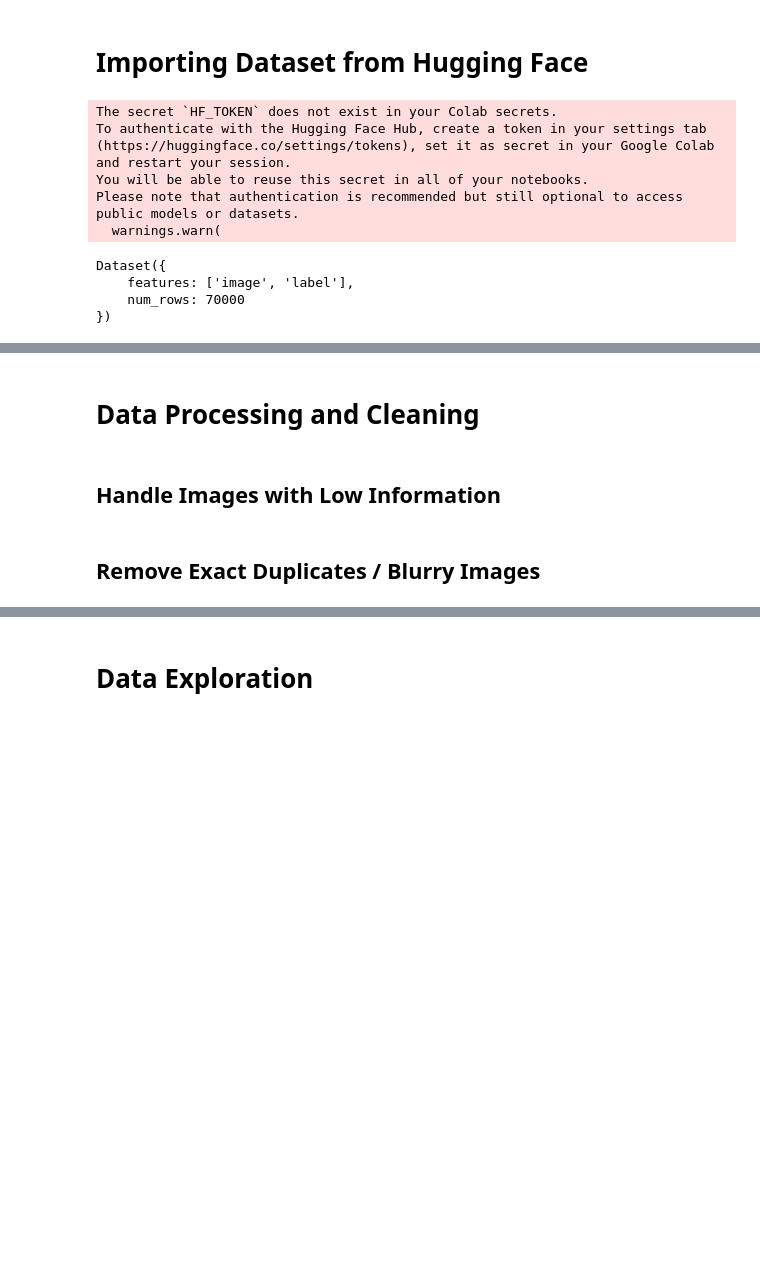
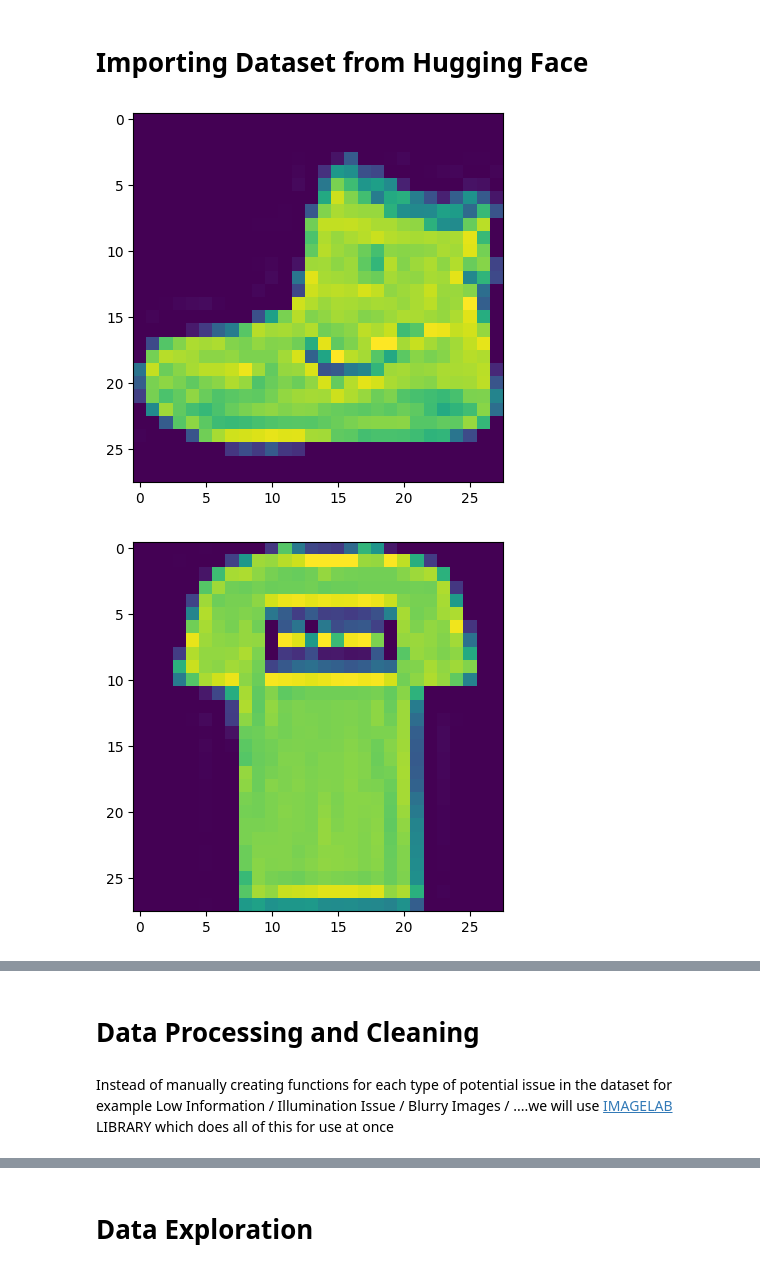
Before and after one commit to khetansarvesh/msml_602, a Jupyter notebook: Project/checkpoint2.ipynb, the cells around one changed output, grey strips where cells are left out. Saved outputs shown, nothing was run; the diff lists cells and outputs as text; code cells hidden in the pictures; blank space fills up the shorter version.

```diff
--- a/Project/checkpoint2.ipynb
+++ b/Project/checkpoint2.ipynb
@@ -31,17 +41,13 @@ from cleanvision import Imagelab
 # **Importing Dataset from Hugging Face**
 # %%
 dataset_dict = load_dataset("zalando-datasets/fashion_mnist")
-dataset = concatenate_datasets([dataset_dict[split] for split in dataset_dict.keys()])
+train_images = np.array(dataset_dict['train']['image'])
+train_labels = np.array(dataset_dict['train']['label'])
-# %% [output]
-The secret `HF_TOKEN` does not exist in your Colab secrets.
-To authenticate with the Hugging Face Hub, create a token in your settings tab (https://huggingface.co/settings/tokens), set it as secret in your Google Colab and restart your session.
-You will be able to reuse this secret in all of your notebooks.
-Please note that authentication is recommended but still optional to access public models or datasets.
-  warnings.warn(
-# %%
-dataset
-# %% [output]
-Dataset({
-    features: ['image', 'label'],
-    num_rows: 70000
-})
+# %%
+# showing some sample images
+for im in range(5):
+  plt.imshow(train_images[im])
+  plt.show()
+# %% [output]
+[figure, added]
+[figure, added]
@@ -48,6 +57,4 @@ Dataset({
 # %% [markdown]
 # **Data Processing and Cleaning**
-# %% [markdown]
-## Handle Images with Low Information
-# %% [markdown]
-## Remove Exact Duplicates / Blurry Images
+# %% [markdown]
+Instead of manually creating functions for each type of potential issue in the dataset for example Low Information / Illumination Issue / Blurry Images / ....we will use [IMAGELAB](https://github.com/cleanlab/cleanvision) LIBRARY which does all of this for use at once
```
Also changed, not shown: parts of 52 cells of this notebook.
